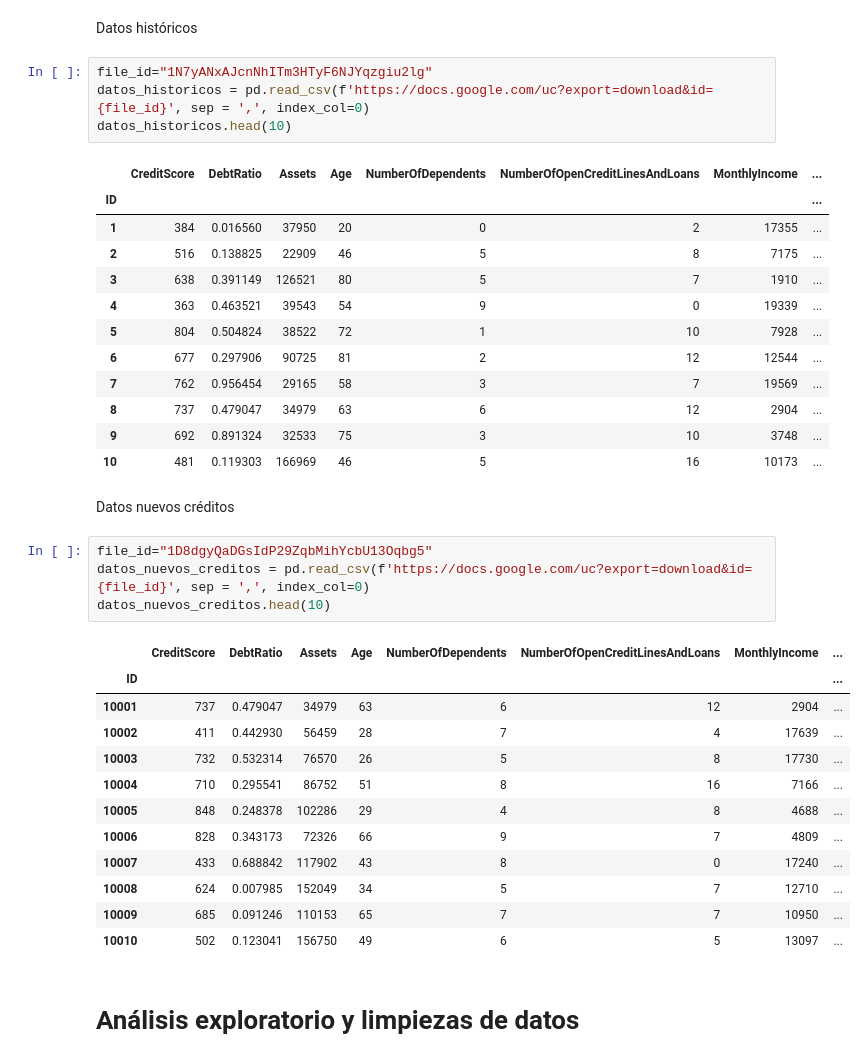
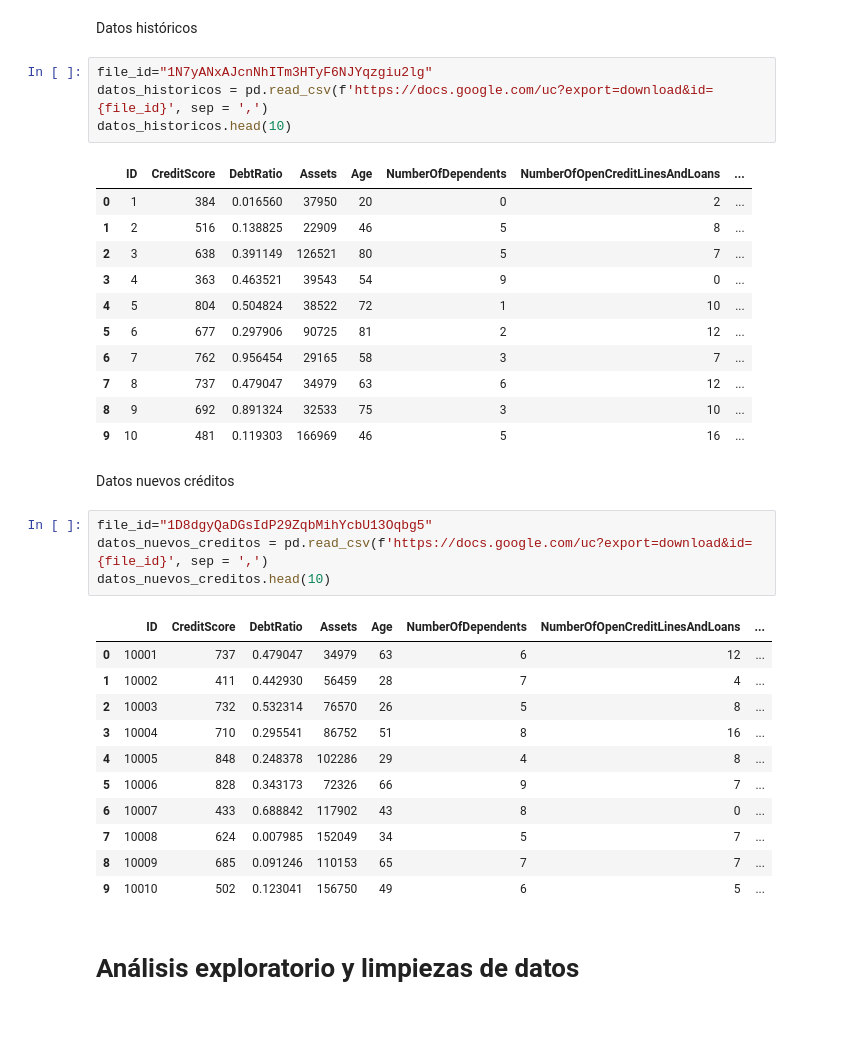
Before and after one commit to jruedaa/Finanzas, a Jupyter notebook: a_preprocesamiento.ipynb, the cells around one changed output. Drawn from its saved outputs; the diff is of its cells as text; blank space fills up the shorter version.

```diff
--- a/a_preprocesamiento.ipynb
+++ b/a_preprocesamiento.ipynb
@@ -67,40 +67,38 @@ sys.path.append(path) ### agregarla al path, poder leer archivos de funciones pr
 Datos históricos
 # %%
 file_id="1N7yANxAJcnNhITm3HTyF6NJYqzgiu2lg"
-datos_historicos = pd.read_csv(f'https://docs.google.com/uc?export=download&id={file_id}', sep = ',', index_col=0)
+datos_historicos = pd.read_csv(f'https://docs.google.com/uc?export=download&id={file_id}', sep = ',')
 datos_historicos.head(10)
 # %% [output]
-|  | CreditScore | DebtRatio | Assets | Age | NumberOfDependents | NumberOfOpenCreditLinesAndLoans | MonthlyIncome | ... |
-| ID |  |  |  |  |  |  |  | ... |
-| 1 | 384 | 0.016560 | 37950 | 20 | 0 | 2 | 17355 | ... |
-| 2 | 516 | 0.138825 | 22909 | 46 | 5 | 8 | 7175 | ... |
-| 3 | 638 | 0.391149 | 126521 | 80 | 5 | 7 | 1910 | ... |
-| 4 | 363 | 0.463521 | 39543 | 54 | 9 | 0 | 19339 | ... |
-| 5 | 804 | 0.504824 | 38522 | 72 | 1 | 10 | 7928 | ... |
-| 6 | 677 | 0.297906 | 90725 | 81 | 2 | 12 | 12544 | ... |
-| 7 | 762 | 0.956454 | 29165 | 58 | 3 | 7 | 19569 | ... |
-| 8 | 737 | 0.479047 | 34979 | 63 | 6 | 12 | 2904 | ... |
-| 9 | 692 | 0.891324 | 32533 | 75 | 3 | 10 | 3748 | ... |
-| 10 | 481 | 0.119303 | 166969 | 46 | 5 | 16 | 10173 | ... |
+|  | ID | CreditScore | DebtRatio | Assets | Age | NumberOfDependents | NumberOfOpenCreditLinesAndLoans | ... |
+| 0 | 1 | 384 | 0.016560 | 37950 | 20 | 0 | 2 | ... |
+| 1 | 2 | 516 | 0.138825 | 22909 | 46 | 5 | 8 | ... |
+| 2 | 3 | 638 | 0.391149 | 126521 | 80 | 5 | 7 | ... |
+| 3 | 4 | 363 | 0.463521 | 39543 | 54 | 9 | 0 | ... |
+| 4 | 5 | 804 | 0.504824 | 38522 | 72 | 1 | 10 | ... |
+| 5 | 6 | 677 | 0.297906 | 90725 | 81 | 2 | 12 | ... |
+| 6 | 7 | 762 | 0.956454 | 29165 | 58 | 3 | 7 | ... |
+| 7 | 8 | 737 | 0.479047 | 34979 | 63 | 6 | 12 | ... |
+| 8 | 9 | 692 | 0.891324 | 32533 | 75 | 3 | 10 | ... |
+| 9 | 10 | 481 | 0.119303 | 166969 | 46 | 5 | 16 | ... |
 # %% [markdown]
 Datos nuevos créditos
 # %%
 file_id="1D8dgyQaDGsIdP29ZqbMihYcbU13Oqbg5"
-datos_nuevos_creditos = pd.read_csv(f'https://docs.google.com/uc?export=download&id={file_id}', sep = ',', index_col=0)
+datos_nuevos_creditos = pd.read_csv(f'https://docs.google.com/uc?export=download&id={file_id}', sep = ',')
 datos_nuevos_creditos.head(10)
 # %% [output]
-|  | CreditScore | DebtRatio | Assets | Age | NumberOfDependents | NumberOfOpenCreditLinesAndLoans | MonthlyIncome | ... |
-| ID |  |  |  |  |  |  |  | ... |
-| 10001 | 737 | 0.479047 | 34979 | 63 | 6 | 12 | 2904 | ... |
-| 10002 | 411 | 0.442930 | 56459 | 28 | 7 | 4 | 17639 | ... |
-| 10003 | 732 | 0.532314 | 76570 | 26 | 5 | 8 | 17730 | ... |
-| 10004 | 710 | 0.295541 | 86752 | 51 | 8 | 16 | 7166 | ... |
-| 10005 | 848 | 0.248378 | 102286 | 29 | 4 | 8 | 4688 | ... |
-| 10006 | 828 | 0.343173 | 72326 | 66 | 9 | 7 | 4809 | ... |
-| 10007 | 433 | 0.688842 | 117902 | 43 | 8 | 0 | 17240 | ... |
-| 10008 | 624 | 0.007985 | 152049 | 34 | 5 | 7 | 12710 | ... |
-| 10009 | 685 | 0.091246 | 110153 | 65 | 7 | 7 | 10950 | ... |
-| 10010 | 502 | 0.123041 | 156750 | 49 | 6 | 5 | 13097 | ... |
+|  | ID | CreditScore | DebtRatio | Assets | Age | NumberOfDependents | NumberOfOpenCreditLinesAndLoans | ... |
+| 0 | 10001 | 737 | 0.479047 | 34979 | 63 | 6 | 12 | ... |
+| 1 | 10002 | 411 | 0.442930 | 56459 | 28 | 7 | 4 | ... |
+| 2 | 10003 | 732 | 0.532314 | 76570 | 26 | 5 | 8 | ... |
+| 3 | 10004 | 710 | 0.295541 | 86752 | 51 | 8 | 16 | ... |
+| 4 | 10005 | 848 | 0.248378 | 102286 | 29 | 4 | 8 | ... |
+| 5 | 10006 | 828 | 0.343173 | 72326 | 66 | 9 | 7 | ... |
+| 6 | 10007 | 433 | 0.688842 | 117902 | 43 | 8 | 0 | ... |
+| 7 | 10008 | 624 | 0.007985 | 152049 | 34 | 5 | 7 | ... |
+| 8 | 10009 | 685 | 0.091246 | 110153 | 65 | 7 | 7 | ... |
+| 9 | 10010 | 502 | 0.123041 | 156750 | 49 | 6 | 5 | ... |
 # %% [markdown]
 # Análisis exploratorio y limpiezas de datos
 # %% [markdown]
```
Also changed, not shown: parts of 27 cells of this notebook, 1 other file.
